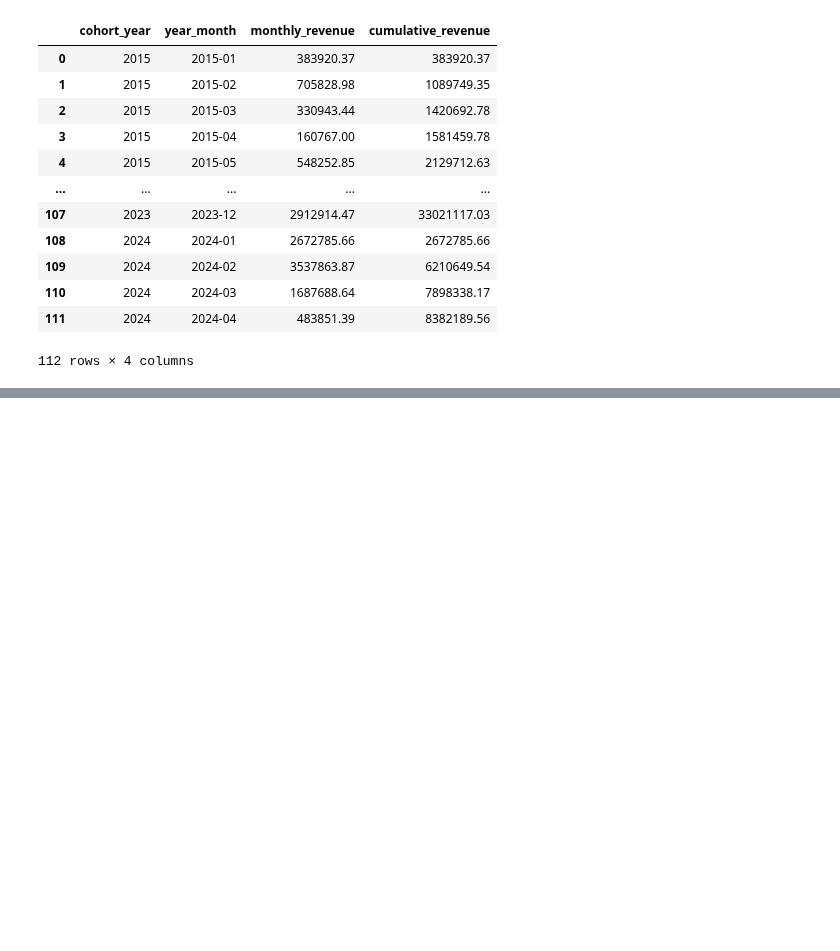
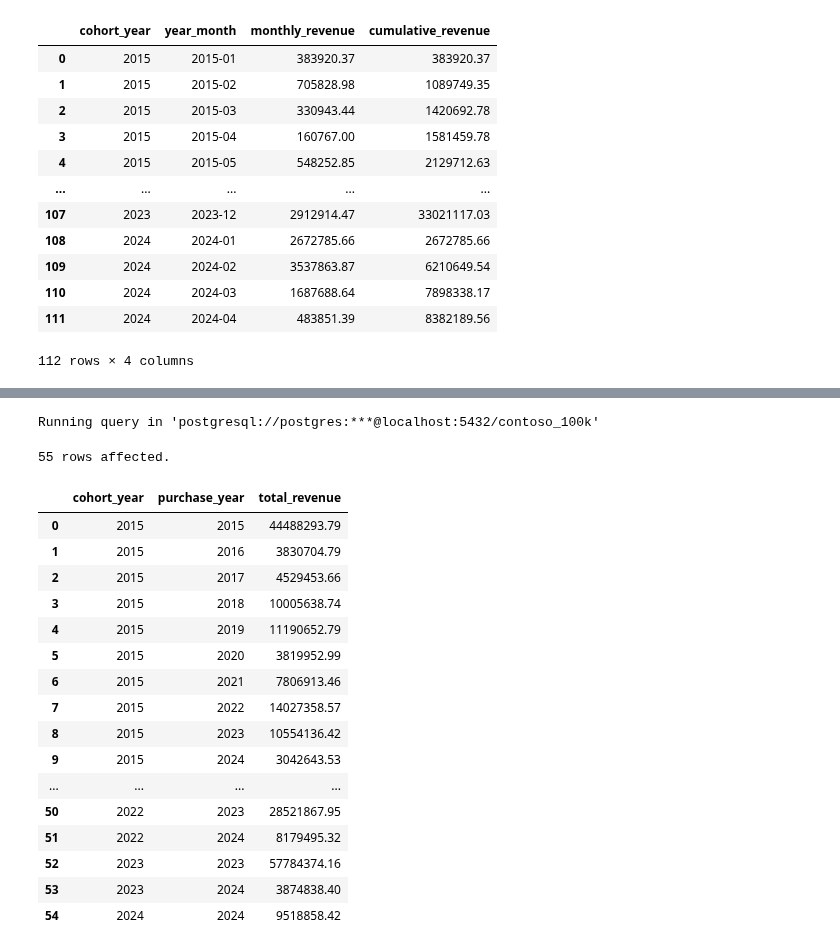
Before and after one commit to mgamzec/SQL_Data_Analytics_Project, a Jupyter notebook: 3_Windows_Functions/1_Syntax.ipynb, the cells around one changed output, grey strips where cells are left out. Cells and saved outputs as stored; diff of their text form; code cells hidden in the pictures; blank space fills up the shorter version.

```diff
--- a/3_Windows_Functions/1_Syntax.ipynb
+++ b/3_Windows_Functions/1_Syntax.ipynb
@@ -671,0 +728,41 @@ Running query in 'postgresql://postgres:***@localhost:5432/contoso_100k'
+# %%
+%%sql
+
+WITH first_purchase AS (
+    SELECT
+        customerkey,
+        EXTRACT(YEAR FROM MIN(orderdate) OVER (PARTITION BY customerkey)) AS cohort_year
+    FROM sales
+)
+SELECT
+    fp.cohort_year,
+    EXTRACT(YEAR FROM s.orderdate) AS purchase_year,
+    SUM(s.quantity * s.netprice * s.exchangerate) AS total_revenue
+FROM sales s
+JOIN first_purchase fp ON s.customerkey = fp.customerkey
+GROUP BY
+    fp.cohort_year,
+    EXTRACT(YEAR FROM s.orderdate)
+ORDER BY
+    cohort_year,
+    purchase_year;
+# %% [output]
+Running query in 'postgresql://postgres:***@localhost:5432/contoso_100k'
+55 rows affected.
+|  | cohort_year | purchase_year | total_revenue |
+| 0 | 2015 | 2015 | 44488293.79 |
+| 1 | 2015 | 2016 | 3830704.79 |
+| 2 | 2015 | 2017 | 4529453.66 |
+| 3 | 2015 | 2018 | 10005638.74 |
+| 4 | 2015 | 2019 | 11190652.79 |
+| 5 | 2015 | 2020 | 3819952.99 |
+| 6 | 2015 | 2021 | 7806913.46 |
+| 7 | 2015 | 2022 | 14027358.57 |
+| 8 | 2015 | 2023 | 10554136.42 |
+| 9 | 2015 | 2024 | 3042643.53 |
+| ... | ... | ... | ... |
+| 50 | 2022 | 2023 | 28521867.95 |
+| 51 | 2022 | 2024 | 8179495.32 |
+| 52 | 2023 | 2023 | 57784374.16 |
+| 53 | 2023 | 2024 | 3874838.40 |
+| 54 | 2024 | 2024 | 9518858.42 |
```
Also changed, not shown: parts of 5 cells of this notebook, 1 other file.
